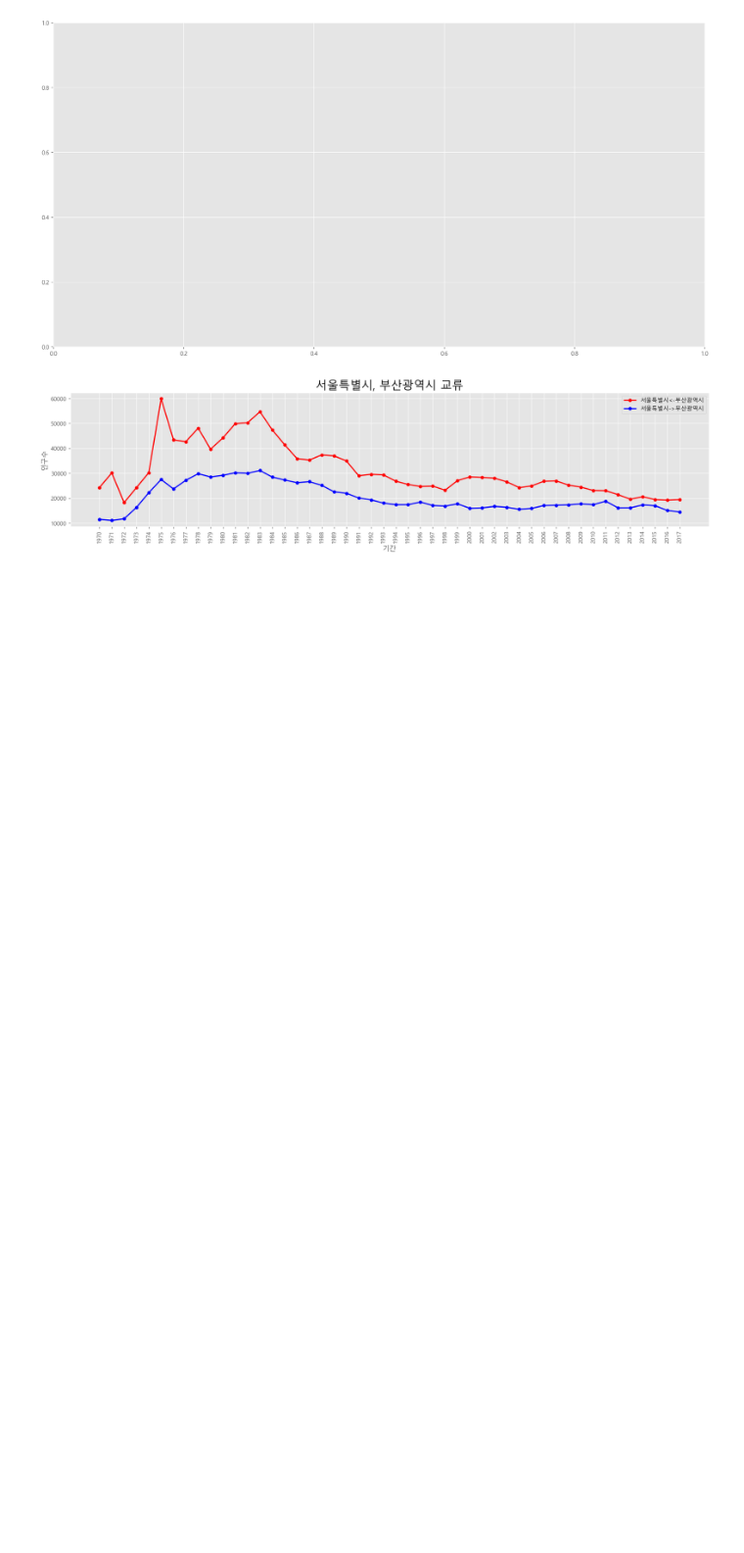
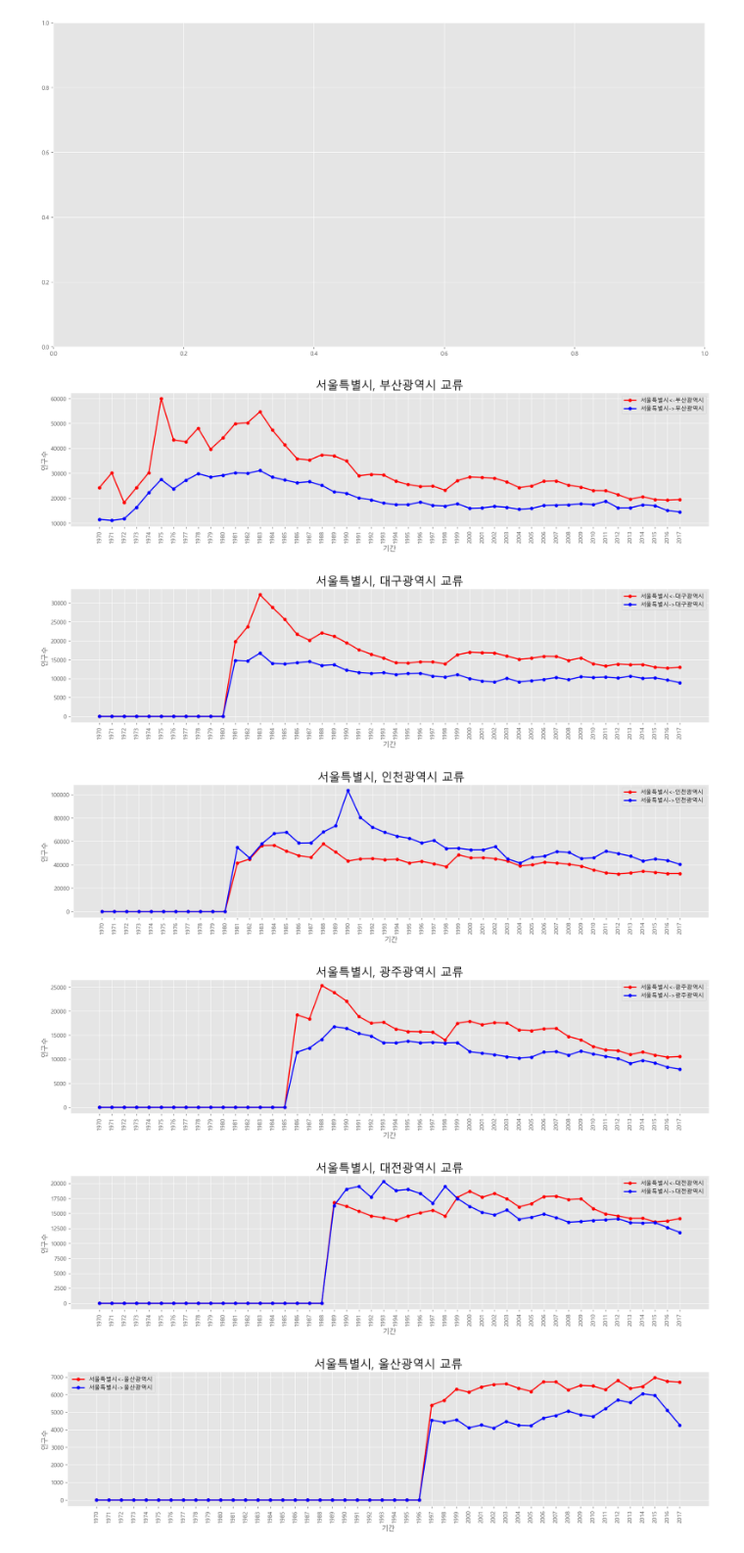
Before and after one commit to yjs3402/python_YJS, a Jupyter notebook: 판다스/판다스천안유입.ipynb, the cells around one changed output. Shown at 98% size. Drawn from its saved outputs; the diff is of its cells as text; code cells hidden in the pictures; blank space fills up the shorter version.

```diff
--- a/판다스/판다스천안유입.ipynb
+++ b/판다스/판다스천안유입.ipynb
@@ -165,4 +155,14 @@ def set_ax_options(ax, standard_location, location, col_years):
 # %%
+def set_ax_options(ax, standard_location, location, col_years):
+    ax.legend(loc='best')
+    ax.set_title(f'{standard_location}, {location} 교류', size=20)
+    ax.set_xlabel('기간', size=12)
+    ax.set_ylabel('인구수', size=12)
+    ax.set_xticks(range(len(col_years)))
+    ax.set_xticklabels(col_years, rotation=90)
+    ax.tick_params(axis='x', labelsize=10)
+    ax.tick_params(axis='y', labelsize=10)
+    return ax
 def draw_graph(standard_location, target_location, df, color1, color2, draw_type):
     mask = target_location != standard_location
     target_location = target_location[mask]
@@ -173,31 +173,36 @@ def draw_graph(standard_location, target_location, df, color1, color2, draw_type
     for loca in range(length):
         col_years = list(map(str, range(1970, 2018)))
 
         # 그림 사이즈 지정(가로 20인치, 세로 5*length인치)
         fig = plt.figure(figsize=(20, 5*length))
         ax = fig.add_subplot(length, 1, loca+1)
 
         mask_inflow = (df['전출지별'] == target_location[loca]) & (df['전입지별'] == standard_location)
         mask_outflow = (df['전출지별'] == standard_location) & (df['전입지별'] == target_location[loca])
         masks = [ mask_inflow, mask_outflow]
         colorss = [ color1, color2]
         directions = ['<-', '->']
         for i in range(2):
             df_change_amount = df[masks[i]]
             df_change_amount = df_change_amount.drop(['전입지별'], axis=1)
             df_change_amount = df_change_amount.rename({'전출지별' : '전출지'}, axis=1)
             df_change_amount = df_change_amount.set_index('전출지')
             # 빈칸 값 0으로 대체하기
             for j in range(len(df_change_amount.iloc[0])):
                 if(df_change_amount.iloc[0,j] == '-'):
                     df_change_amount.iloc[0,j] = 0
             ax.plot(col_years, df_change_amount.iloc[0], marker='o', markerfacecolor=colorss[i],
                     markersize=5, color=colorss[i], linewidth=2, label=f'{standard_location}{directions[i]}{target_location[loca]}')
 
         ax = set_ax_options(ax, standard_location, target_location[loca], col_years)
         plt.show()
 
 city_list = df_to_choongnam.index
-draw_graph('서울특별시', city_list[:], df, 'red', 'blue', 'by city'`)
+draw_graph('서울특별시', city_list[:], df, 'red', 'blue', 'by city')
 # %% [output]
 [figure]
+[figure, added]
+[figure, added]
+[figure, added]
+[figure, added]
+[figure, added]
```
Also changed, not shown: parts of 5 cells of this notebook.
